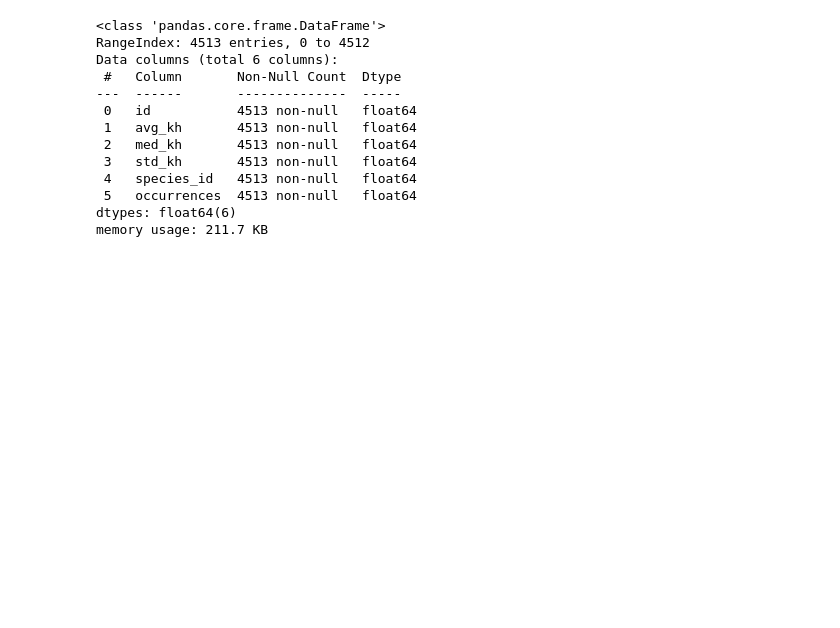
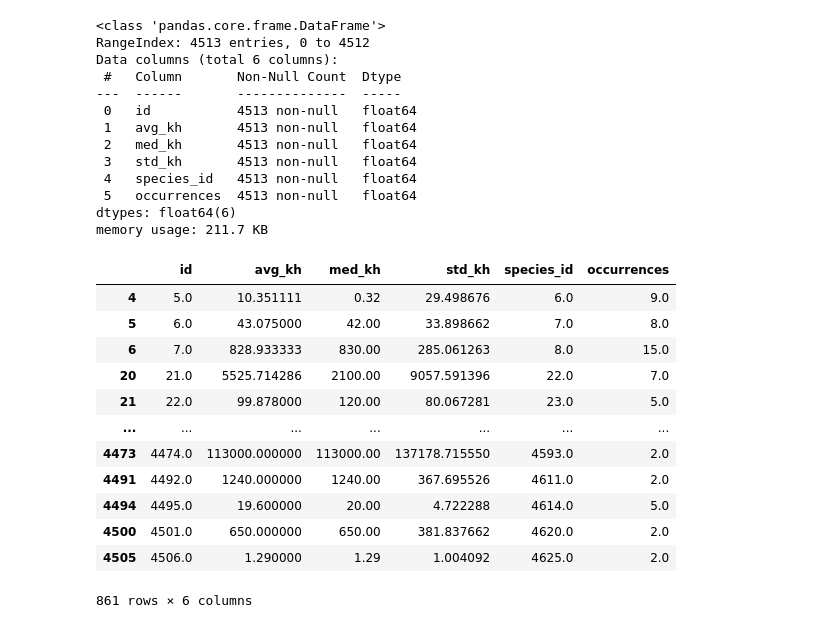
Before and after one commit to avekassy1/CHEM3012-Dissertation, a Jupyter notebook: Database/HLCDB/HLC_clearup.ipynb, the cells around one changed output. Saved outputs shown, nothing was run; the diff lists cells and outputs as text; code cells hidden in the pictures; blank space fills up the shorter version.

```diff
--- a/Database/HLCDB/HLC_clearup.ipynb
+++ b/Database/HLCDB/HLC_clearup.ipynb
@@ -540,3 +598,19 @@ dtypes: float64(6)
 memory usage: 211.7 KB
 # %%
 shrinked.to_csv('henry_shrinked.csv',index=None)
+# %%
+shrinked[shrinked.std_kh > 0.5]
+# %% [output]
+|  | id | avg_kh | med_kh | std_kh | species_id | occurrences |
+| 4 | 5.0 | 10.351111 | 0.32 | 29.498676 | 6.0 | 9.0 |
+| 5 | 6.0 | 43.075000 | 42.00 | 33.898662 | 7.0 | 8.0 |
+| 6 | 7.0 | 828.933333 | 830.00 | 285.061263 | 8.0 | 15.0 |
+| 20 | 21.0 | 5525.714286 | 2100.00 | 9057.591396 | 22.0 | 7.0 |
+| 21 | 22.0 | 99.878000 | 120.00 | 80.067281 | 23.0 | 5.0 |
+| ... | ... | ... | ... | ... | ... | ... |
+| 4473 | 4474.0 | 113000.000000 | 113000.00 | 137178.715550 | 4593.0 | 2.0 |
+| 4491 | 4492.0 | 1240.000000 | 1240.00 | 367.695526 | 4611.0 | 2.0 |
+| 4494 | 4495.0 | 19.600000 | 20.00 | 4.722288 | 4614.0 | 5.0 |
+| 4500 | 4501.0 | 650.000000 | 650.00 | 381.837662 | 4620.0 | 2.0 |
+| 4505 | 4506.0 | 1.290000 | 1.29 | 1.004092 | 4625.0 | 2.0 |
+861 rows × 6 columns
```
Also changed, not shown: parts of 18 cells of this notebook, 8 other files.
